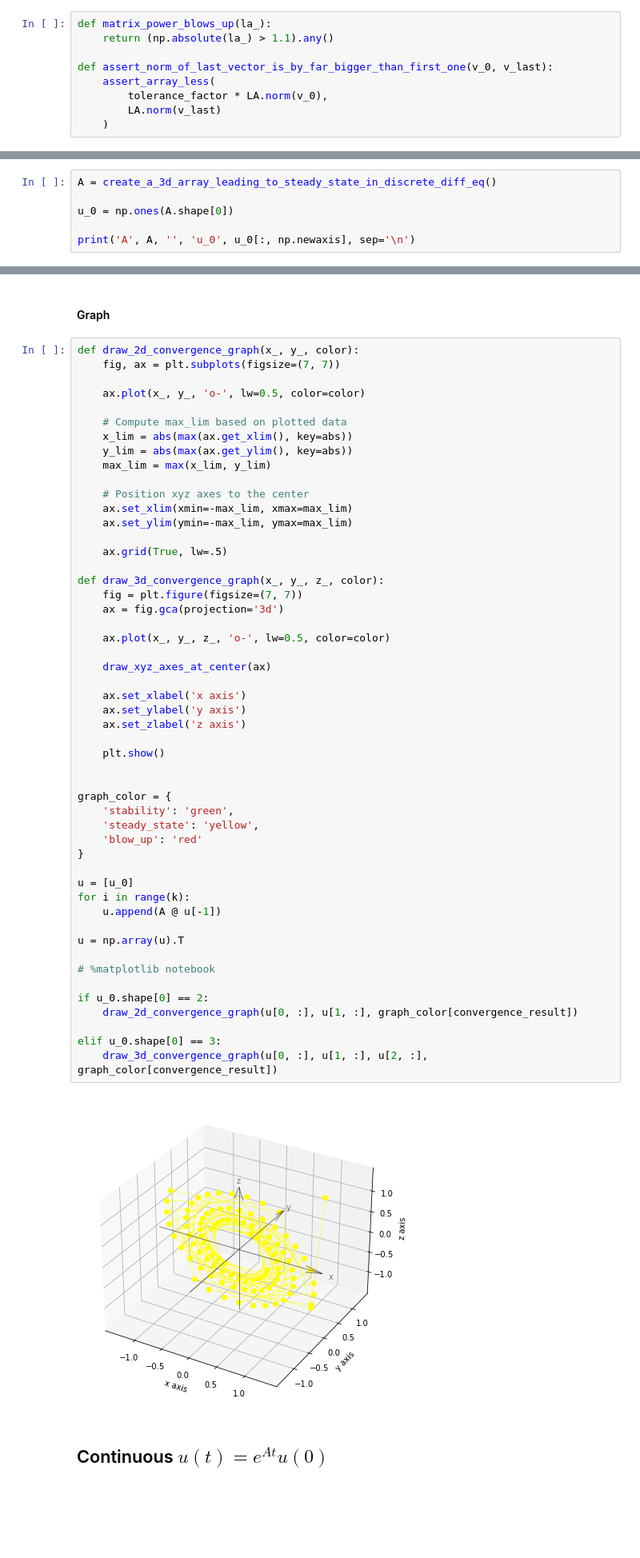
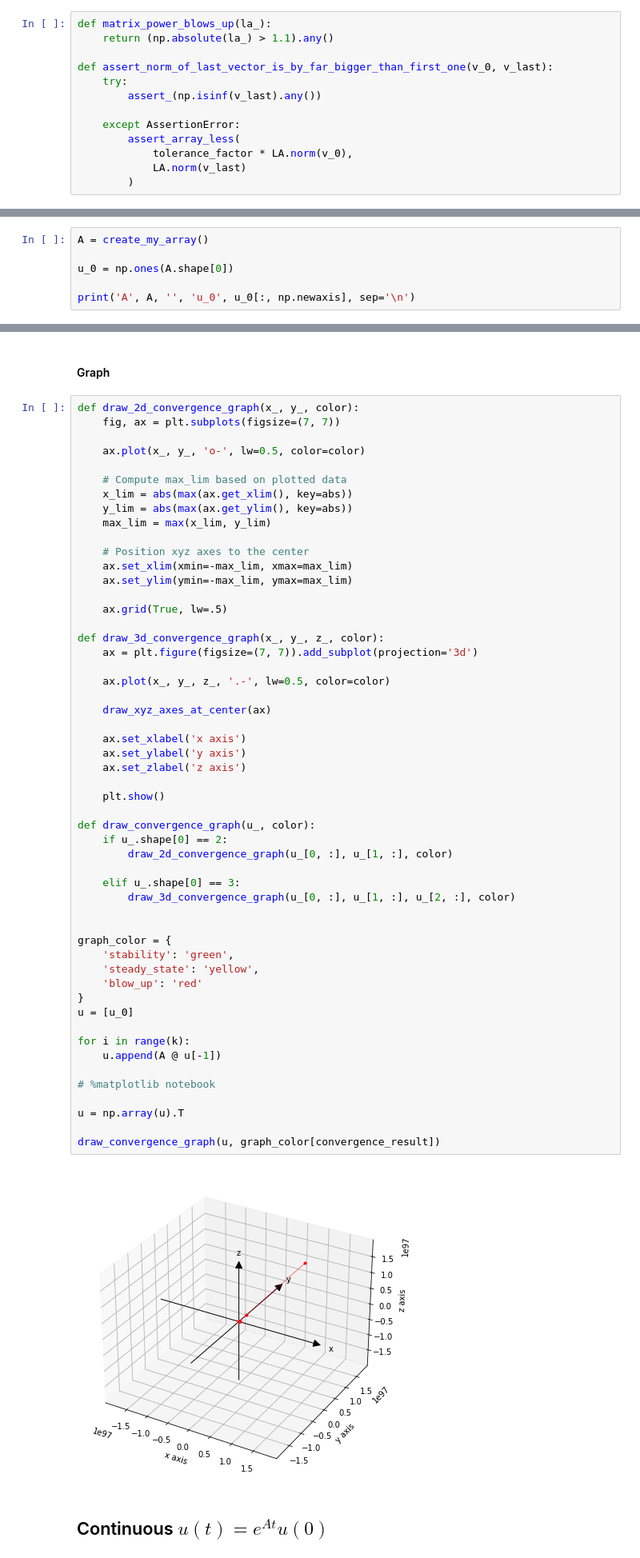
Before and after one commit to shahrokh-bahtooei/Linear-Algebra-Gilbert-Strang, a Jupyter notebook: Linear Algebra_Gilbert Strang.ipynb, the cells around one changed output, grey strips where cells are left out. Shown at 80% size. Cells and saved outputs as stored; diff of their text form; blank space fills up the shorter version.

Commit message:
Add graph for 3d continuous diff eqs

```diff
--- a/Linear Algebra_Gilbert Strang.ipynb
+++ b/Linear Algebra_Gilbert Strang.ipynb
@@ -1083,14 +1116,18 @@ def matrix_power_blows_up(la_):
     return (np.absolute(la_) > 1.1).any()
 
 def assert_norm_of_last_vector_is_by_far_bigger_than_first_one(v_0, v_last):
-    assert_array_less(
-        tolerance_factor * LA.norm(v_0),
-        LA.norm(v_last)
-    )
+    try:
+        assert_(np.isinf(v_last).any())
+
+    except AssertionError:
+        assert_array_less(
+            tolerance_factor * LA.norm(v_0),
+            LA.norm(v_last)
+        )
 # %% [markdown]
 ### Analyze
 # %%
-A = create_a_3d_array_leading_to_steady_state_in_discrete_diff_eq()
+A = create_my_array()
 
 u_0 = np.ones(A.shape[0])
 
@@ -1172,45 +1209,47 @@ def draw_2d_convergence_graph(x_, y_, color):
     # Position xyz axes to the center
     ax.set_xlim(xmin=-max_lim, xmax=max_lim)
     ax.set_ylim(ymin=-max_lim, ymax=max_lim)
 
     ax.grid(True, lw=.5)
 
 def draw_3d_convergence_graph(x_, y_, z_, color):
-    fig = plt.figure(figsize=(7, 7))
-    ax = fig.gca(projection='3d')
+    ax = plt.figure(figsize=(7, 7)).add_subplot(projection='3d')
 
-    ax.plot(x_, y_, z_, 'o-', lw=0.5, color=color)
+    ax.plot(x_, y_, z_, '.-', lw=0.5, color=color)
 
     draw_xyz_axes_at_center(ax)
 
     ax.set_xlabel('x axis')
     ax.set_ylabel('y axis')
     ax.set_zlabel('z axis')
 
     plt.show()
 
+def draw_convergence_graph(u_, color):
+    if u_.shape[0] == 2:
+        draw_2d_convergence_graph(u_[0, :], u_[1, :], color)
+
+    elif u_.shape[0] == 3:
+        draw_3d_convergence_graph(u_[0, :], u_[1, :], u_[2, :], color)
+
 
 graph_color = {
     'stability': 'green',
     'steady_state': 'yellow',
     'blow_up': 'red'
 }
+u = [u_0]
 
-u = [u_0]
 for i in range(k):
     u.append(A @ u[-1])
 
+# %matplotlib notebook
+
 u = np.array(u).T
 
-# %matplotlib notebook
-
-if u_0.shape[0] == 2:
-    draw_2d_convergence_graph(u[0, :], u[1, :], graph_color[convergence_result])
-
-elif u_0.shape[0] == 3:
-    draw_3d_convergence_graph(u[0, :], u[1, :], u[2, :], graph_color[convergence_result])
+draw_convergence_graph(u, graph_color[convergence_result])
 # %% [output]
-[figure, old version]
+[figure, new version]
 # %% [markdown]
 ## Continuous $u(t)=e^{At}u(0)$
 # %% [markdown]
```
Also changed, not shown: parts of 9 cells of this notebook.
